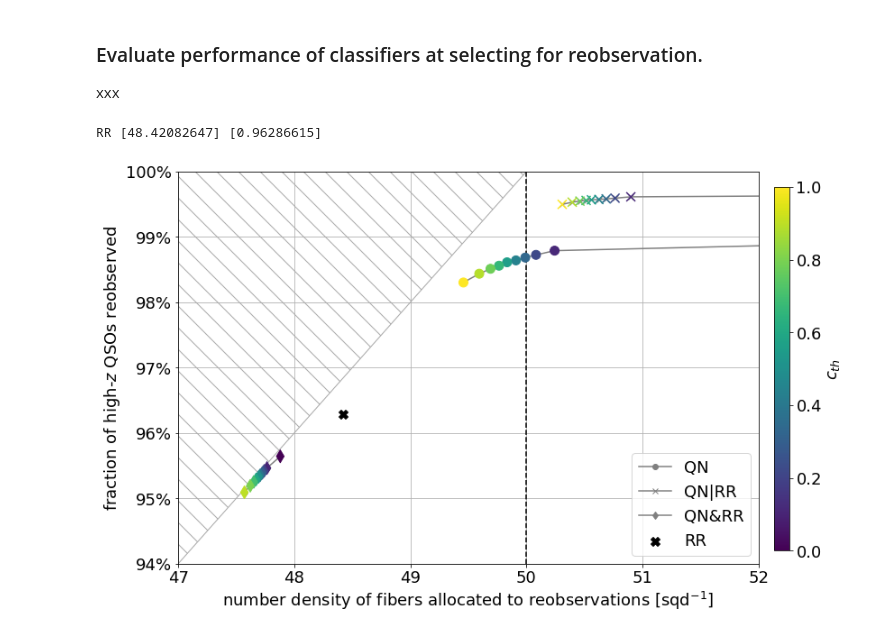
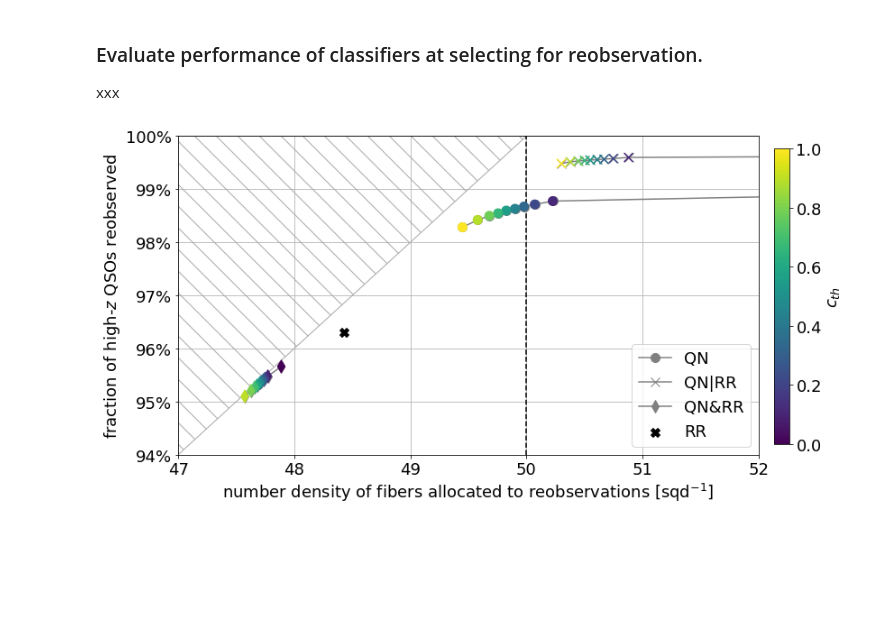
Before and after one commit to jfarr03/QuasarNET_analysis, a Jupyter notebook: analysis/notebooks/classifier_performance_selecting_for_reobservation.ipynb, the cells around one changed output. Drawn from its saved outputs; the diff is of its cells as text; code cells hidden in the pictures; blank space fills up the shorter version.

```diff
--- a/analysis/notebooks/classifier_performance_selecting_for_reobservation.ipynb
+++ b/analysis/notebooks/classifier_performance_selecting_for_reobservation.ipynb
@@ -155,33 +153,33 @@ isqso_rr = data_table['ISQSO_RR']
 highz_rr = data_table['Z_RR']>=zcut
 
 # Define the strategies.
 strategies = {}
 
 strategies['QN'] = {'w': [(data_table['CMAX_QN']>cth)&(data_table['Z_QN']>zcut) for cth in c_th],
                     'color': c_th,
                     'marker': 'o',
                    }
 
 strategies['RR'] = {'w': [isqso_rr & highz_rr],
                     'color': 'k',
                     'marker': 'X',
                    }
 
 strategies['QN|RR'] = {'w': [w|(isqso_rr & highz_rr) for w in strategies['QN']['w']],
                        'color': c_th,
                        'marker': 'x',
                       }
 
 strategies['QN&RR'] = {'w': [w&(isqso_rr & highz_rr) for w in strategies['QN']['w']],
                        'color': c_th,
                        'marker': 'd',
                       }
 
 # Make the plot.
 fig, axs = plot.plot_reobservation_performance(data_table,strategies,filename=filename,
                                     dv_max=dv_max,zcut=zcut,ymin=ymin,xmin=xmin,xmax=xmax,
-                                    verbose=False,n_highz_desi=n_highz_desi)
+                                    verbose=False,n_highz_desi=n_highz_desi,
+                                    figsize=figsize,nydec=0)
 plt.show()
 # %% [output]
-RR [48.42082647] [0.96286615]
-[figure, old version]
+[figure, new version]
```
Also changed, not shown: parts of 8 cells of this notebook, 3 other files.
